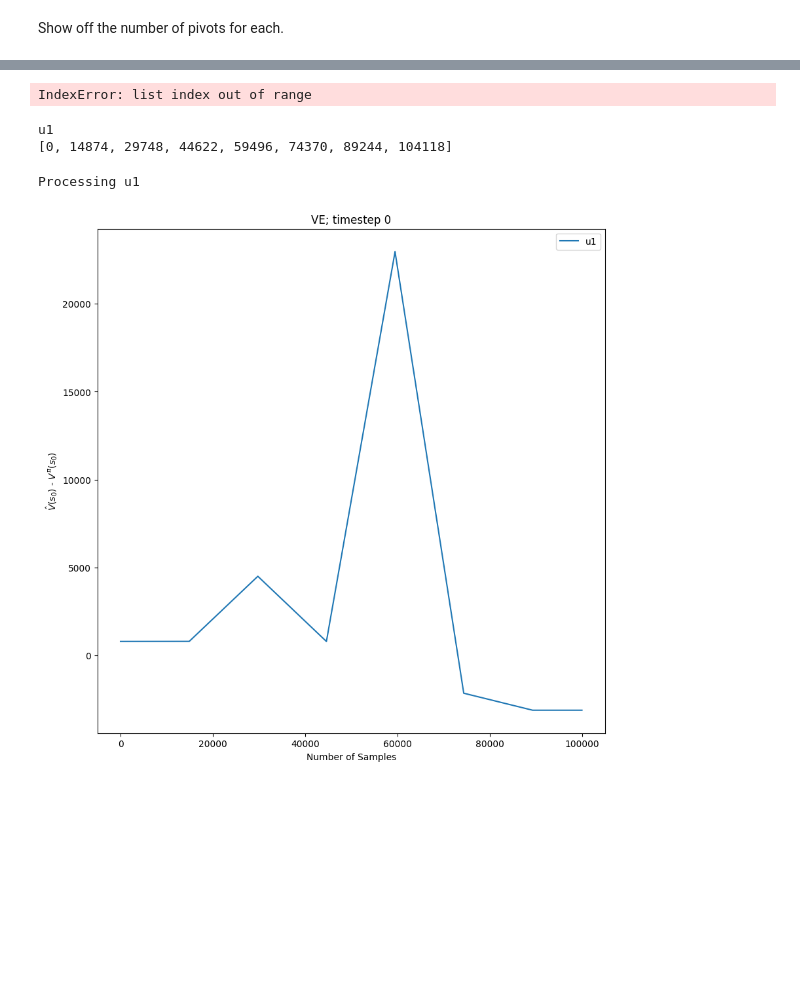
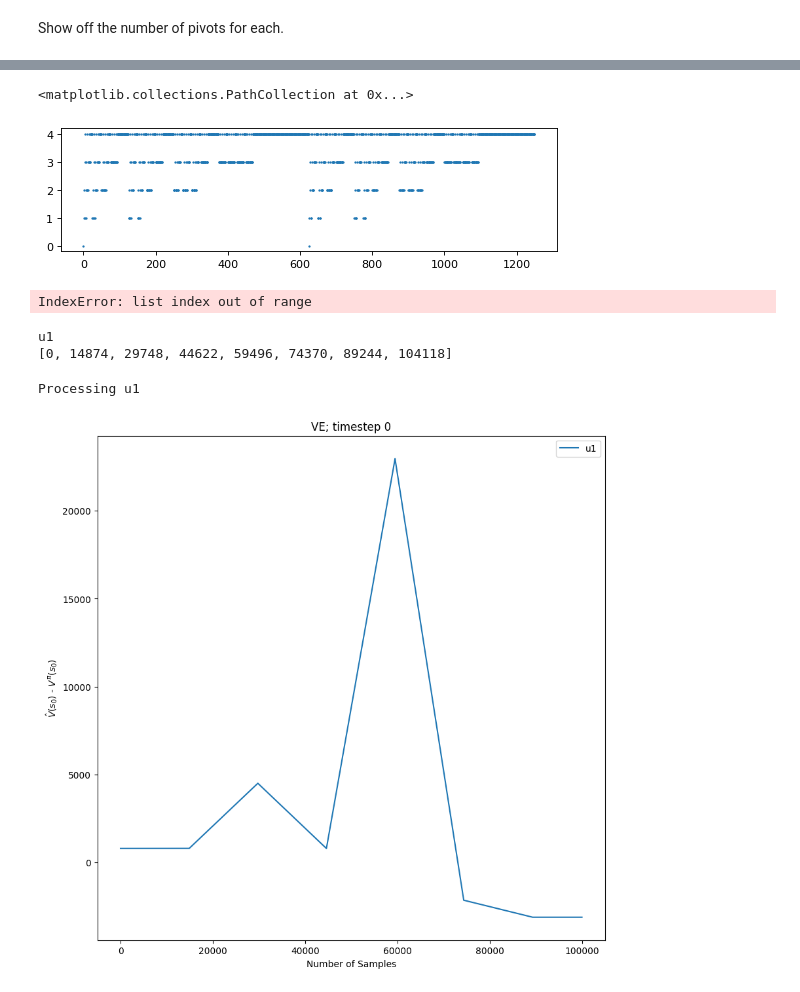
Before and after one commit to aa14k/adaptive_time, a Jupyter notebook: code/adaptive_time/notebooks/v_pi_all_states.ipynb, the cells around one changed output, grey strips where cells are left out. Cells and saved outputs as stored; diff of their text form; code cells hidden in the pictures; blank space fills up the shorter version.

```diff
--- a/code/adaptive_time/notebooks/v_pi_all_states.ipynb
+++ b/code/adaptive_time/notebooks/v_pi_all_states.ipynb
@@ -460,3 +460,12 @@ for variant, data in exp_data["results"].items():
+# %%
+phi = make_features(exp_data["config"]["fourier_order"])
+plt.figure(figsize=(8, 2), dpi=80)
+plt.scatter(range(len(weights_to_check)),
+            list(np.max(phi.order_list, axis=1)) * 2,
+            s=1)
+# %% [output]
+<matplotlib.collections.PathCollection at 0x...>
+[figure, added]
 # %%
 
 episode = 5
```
Also changed, not shown: parts of 11 cells of this notebook, 8 other files.
